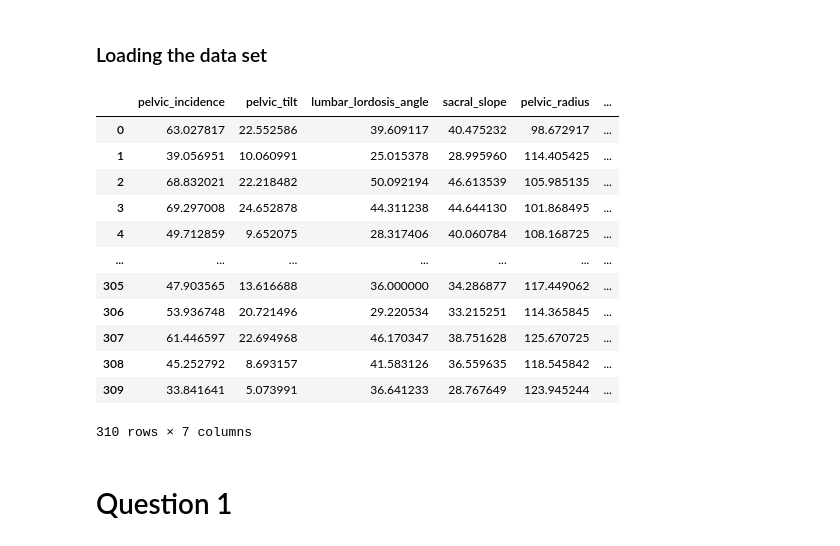
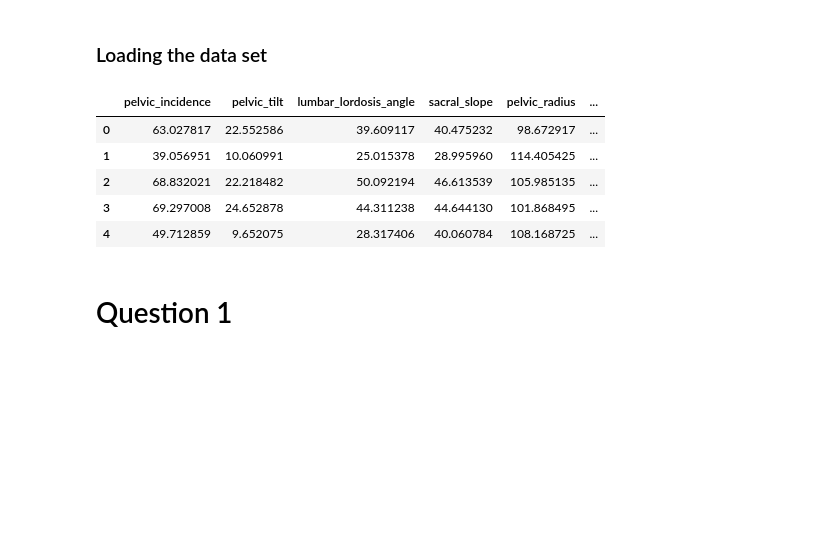
Before and after one commit to pedrocurvo/Aprendizagem, a Jupyter notebook: Homework1/h1.ipynb, the cells around one changed output. Drawn from its saved outputs; the diff is of its cells as text; code cells hidden in the pictures; blank space fills up the shorter version.

Commit message:
Images

```diff
--- a/Homework1/h1.ipynb
+++ b/Homework1/h1.ipynb
@@ -16,28 +16,22 @@ from scipy.io.arff import loadarff
 # %% [markdown]
 ### Loading the data set
 # %%
+IMAGES_DIR = Path('images')
 DATA_DIR = Path('data')
 DATA_FILE = 'column_diagnosis.arff'
 DATA_PATH = DATA_DIR / DATA_FILE
 data = loadarff(DATA_PATH)
 df = pd.DataFrame(data[0])
 df['class'] = df['class'].str.decode('utf-8')
 # Show the first 5 rows
 df.head()
 # %% [output]
 |  | pelvic_incidence | pelvic_tilt | lumbar_lordosis_angle | sacral_slope | pelvic_radius | ... |
 | 0 | 63.027817 | 22.552586 | 39.609117 | 40.475232 | 98.672917 | ... |
 | 1 | 39.056951 | 10.060991 | 25.015378 | 28.995960 | 114.405425 | ... |
 | 2 | 68.832021 | 22.218482 | 50.092194 | 46.613539 | 105.985135 | ... |
 | 3 | 69.297008 | 24.652878 | 44.311238 | 44.644130 | 101.868495 | ... |
 | 4 | 49.712859 | 9.652075 | 28.317406 | 40.060784 | 108.168725 | ... |
-| ... | ... | ... | ... | ... | ... | ... |
-| 305 | 47.903565 | 13.616688 | 36.000000 | 34.286877 | 117.449062 | ... |
-| 306 | 53.936748 | 20.721496 | 29.220534 | 33.215251 | 114.365845 | ... |
-| 307 | 61.446597 | 22.694968 | 46.170347 | 38.751628 | 125.670725 | ... |
-| 308 | 45.252792 | 8.693157 | 41.583126 | 36.559635 | 118.545842 | ... |
-| 309 | 33.841641 | 5.073991 | 36.641233 | 28.767649 | 123.945244 | ... |
-310 rows × 7 columns
 # %% [markdown]
 # Question 1
 # %%
```
Also changed, not shown: parts of 3 cells of this notebook, 5 other files.
